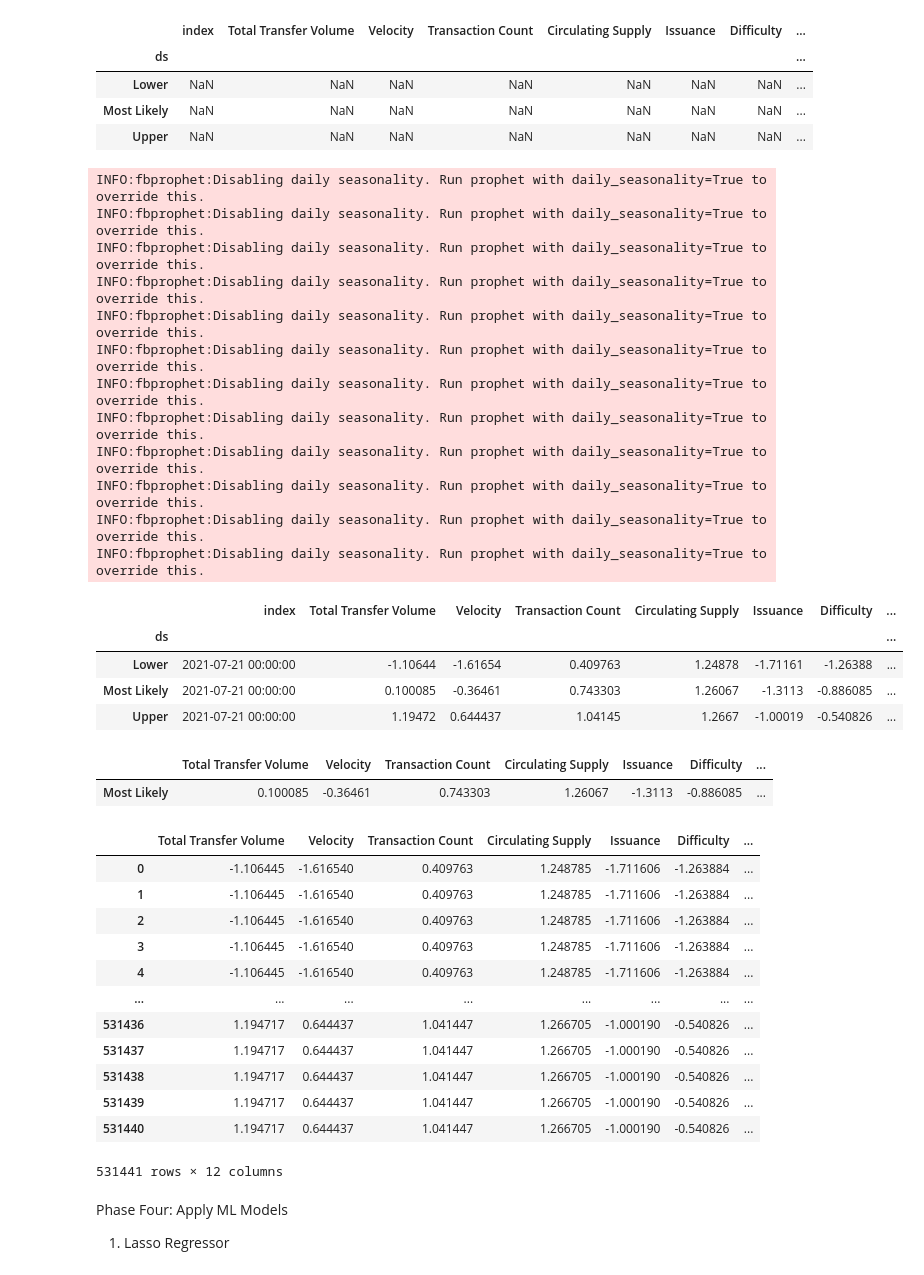
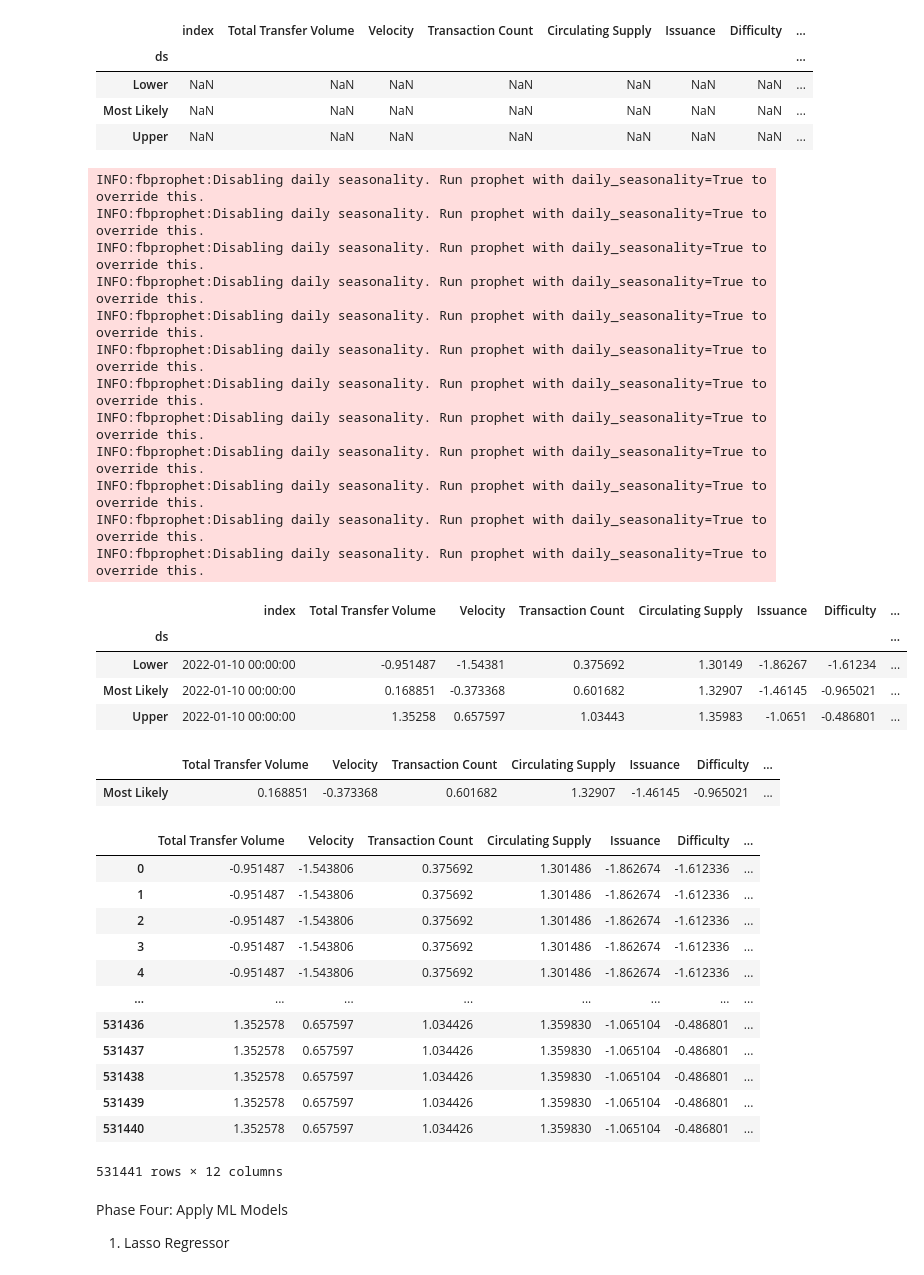
Before and after one commit to Jyou965/machine_learning_on_chain_analysis_price_prediction_btc, a Jupyter notebook: main.ipynb, the cells around one changed output. Drawn from its saved outputs; the diff is of its cells as text; code cells hidden in the pictures.

```diff
--- a/main.ipynb
+++ b/main.ipynb
@@ -1180,7 +1180,7 @@ target_day_feature_range
 | Most Likely | NaN | NaN | NaN | NaN | NaN | NaN | NaN | ... |
 | Upper | NaN | NaN | NaN | NaN | NaN | NaN | NaN | ... |
 # %%
-forecast_period = 7
+forecast_period = 180
 n=0
 for item in range(0,len(X_scaled_df.columns)):
     column_prophet = X_scaled_df[n]
@@ -1192,36 +1192,36 @@ for item in range(0,len(X_scaled_df.columns)):
     # Create a future DataFrame to hold predictions. Make the prediction go out as far as 7 days
     column_future = m.make_future_dataframe(periods=forecast_period, freq='D')
     # Make a forecast based on the future DataFrame
     column_continuous = m.predict(column_future)
     column_forecast = column_continuous.iloc[-1,0:4]
     # Append results
     #target_day_feature_range = target_day_feature_range.append(column_forecast)
     target_day_feature_range.iloc[0][0]= column_forecast["ds"]
     target_day_feature_range.iloc[1][0]= column_forecast["ds"]
     target_day_feature_range.iloc[2][0]= column_forecast["ds"]
     target_day_feature_range.iloc[0][n+1] = column_forecast["yhat_lower"]
     target_day_feature_range.iloc[1][n+1] = column_forecast["trend"]
     target_day_feature_range.iloc[2][n+1] = column_forecast["yhat_upper"]
     n+=1
 target_day_feature_range
 # %% [output]
 INFO:fbprophet:Disabling daily seasonality. Run prophet with daily_seasonality=True to override this.
 INFO:fbprophet:Disabling daily seasonality. Run prophet with daily_seasonality=True to override this.
 INFO:fbprophet:Disabling daily seasonality. Run prophet with daily_seasonality=True to override this.
 INFO:fbprophet:Disabling daily seasonality. Run prophet with daily_seasonality=True to override this.
 INFO:fbprophet:Disabling daily seasonality. Run prophet with daily_seasonality=True to override this.
 INFO:fbprophet:Disabling daily seasonality. Run prophet with daily_seasonality=True to override this.
 INFO:fbprophet:Disabling daily seasonality. Run prophet with daily_seasonality=True to override this.
 INFO:fbprophet:Disabling daily seasonality. Run prophet with daily_seasonality=True to override this.
 INFO:fbprophet:Disabling daily seasonality. Run prophet with daily_seasonality=True to override this.
 INFO:fbprophet:Disabling daily seasonality. Run prophet with daily_seasonality=True to override this.
 INFO:fbprophet:Disabling daily seasonality. Run prophet with daily_seasonality=True to override this.
 INFO:fbprophet:Disabling daily seasonality. Run prophet with daily_seasonality=True to override this.
 |  | index | Total Transfer Volume | Velocity | Transaction Count | Circulating Supply | Issuance | Difficulty | ... |
 | ds |  |  |  |  |  |  |  | ... |
-| Lower | 2021-07-21 00:00:00 | -1.10644 | -1.61654 | 0.409763 | 1.24878 | -1.71161 | -1.26388 | ... |
-| Most Likely | 2021-07-21 00:00:00 | 0.100085 | -0.36461 | 0.743303 | 1.26067 | -1.3113 | -0.886085 | ... |
-| Upper | 2021-07-21 00:00:00 | 1.19472 | 0.644437 | 1.04145 | 1.2667 | -1.00019 | -0.540826 | ... |
+| Lower | 2022-01-10 00:00:00 | -0.951487 | -1.54381 | 0.375692 | 1.30149 | -1.86267 | -1.61234 | ... |
+| Most Likely | 2022-01-10 00:00:00 | 0.168851 | -0.373368 | 0.601682 | 1.32907 | -1.46145 | -0.965021 | ... |
+| Upper | 2022-01-10 00:00:00 | 1.35258 | 0.657597 | 1.03443 | 1.35983 | -1.0651 | -0.486801 | ... |
 # %%
 yhat = target_day_feature_range.iloc[1,1:]
 yhat = pd.DataFrame(yhat)
@@ -1229,7 +1229,7 @@ yhat = yhat.transpose()
 yhat
 # %% [output]
 |  | Total Transfer Volume | Velocity | Transaction Count | Circulating Supply | Issuance | Difficulty | ... |
-| Most Likely | 0.100085 | -0.36461 | 0.743303 | 1.26067 | -1.3113 | -0.886085 | ... |
+| Most Likely | 0.168851 | -0.373368 | 0.601682 | 1.32907 | -1.46145 | -0.965021 | ... |
 # %%
 # Iterate all combinations of feature sets.  Total number of combinations is 531440 = 3^12
 
@@ -1239,17 +1239,17 @@ combinations=combinations.drop(columns='index')
 combinations
 # %% [output]
 |  | Total Transfer Volume | Velocity | Transaction Count | Circulating Supply | Issuance | Difficulty | ... |
-| 0 | -1.106445 | -1.616540 | 0.409763 | 1.248785 | -1.711606 | -1.263884 | ... |
-| 1 | -1.106445 | -1.616540 | 0.409763 | 1.248785 | -1.711606 | -1.263884 | ... |
-| 2 | -1.106445 | -1.616540 | 0.409763 | 1.248785 | -1.711606 | -1.263884 | ... |
-| 3 | -1.106445 | -1.616540 | 0.409763 | 1.248785 | -1.711606 | -1.263884 | ... |
-| 4 | -1.106445 | -1.616540 | 0.409763 | 1.248785 | -1.711606 | -1.263884 | ... |
+| 0 | -0.951487 | -1.543806 | 0.375692 | 1.301486 | -1.862674 | -1.612336 | ... |
+| 1 | -0.951487 | -1.543806 | 0.375692 | 1.301486 | -1.862674 | -1.612336 | ... |
+| 2 | -0.951487 | -1.543806 | 0.375692 | 1.301486 | -1.862674 | -1.612336 | ... |
+| 3 | -0.951487 | -1.543806 | 0.375692 | 1.301486 | -1.862674 | -1.612336 | ... |
+| 4 | -0.951487 | -1.543806 | 0.375692 | 1.301486 | -1.862674 | -1.612336 | ... |
 | ... | ... | ... | ... | ... | ... | ... | ... |
-| 531436 | 1.194717 | 0.644437 | 1.041447 | 1.266705 | -1.000190 | -0.540826 | ... |
-| 531437 | 1.194717 | 0.644437 | 1.041447 | 1.266705 | -1.000190 | -0.540826 | ... |
-| 531438 | 1.194717 | 0.644437 | 1.041447 | 1.266705 | -1.000190 | -0.540826 | ... |
-| 531439 | 1.194717 | 0.644437 | 1.041447 | 1.266705 | -1.000190 | -0.540826 | ... |
-| 531440 | 1.194717 | 0.644437 | 1.041447 | 1.266705 | -1.000190 | -0.540826 | ... |
+| 531436 | 1.352578 | 0.657597 | 1.034426 | 1.359830 | -1.065104 | -0.486801 | ... |
+| 531437 | 1.352578 | 0.657597 | 1.034426 | 1.359830 | -1.065104 | -0.486801 | ... |
+| 531438 | 1.352578 | 0.657597 | 1.034426 | 1.359830 | -1.065104 | -0.486801 | ... |
+| 531439 | 1.352578 | 0.657597 | 1.034426 | 1.359830 | -1.065104 | -0.486801 | ... |
+| 531440 | 1.352578 | 0.657597 | 1.034426 | 1.359830 | -1.065104 | -0.486801 | ... |
 531441 rows × 12 columns
 # %% [markdown]
 Phase Four: Apply ML Models
```
Also changed, not shown: parts of 23 cells of this notebook.
